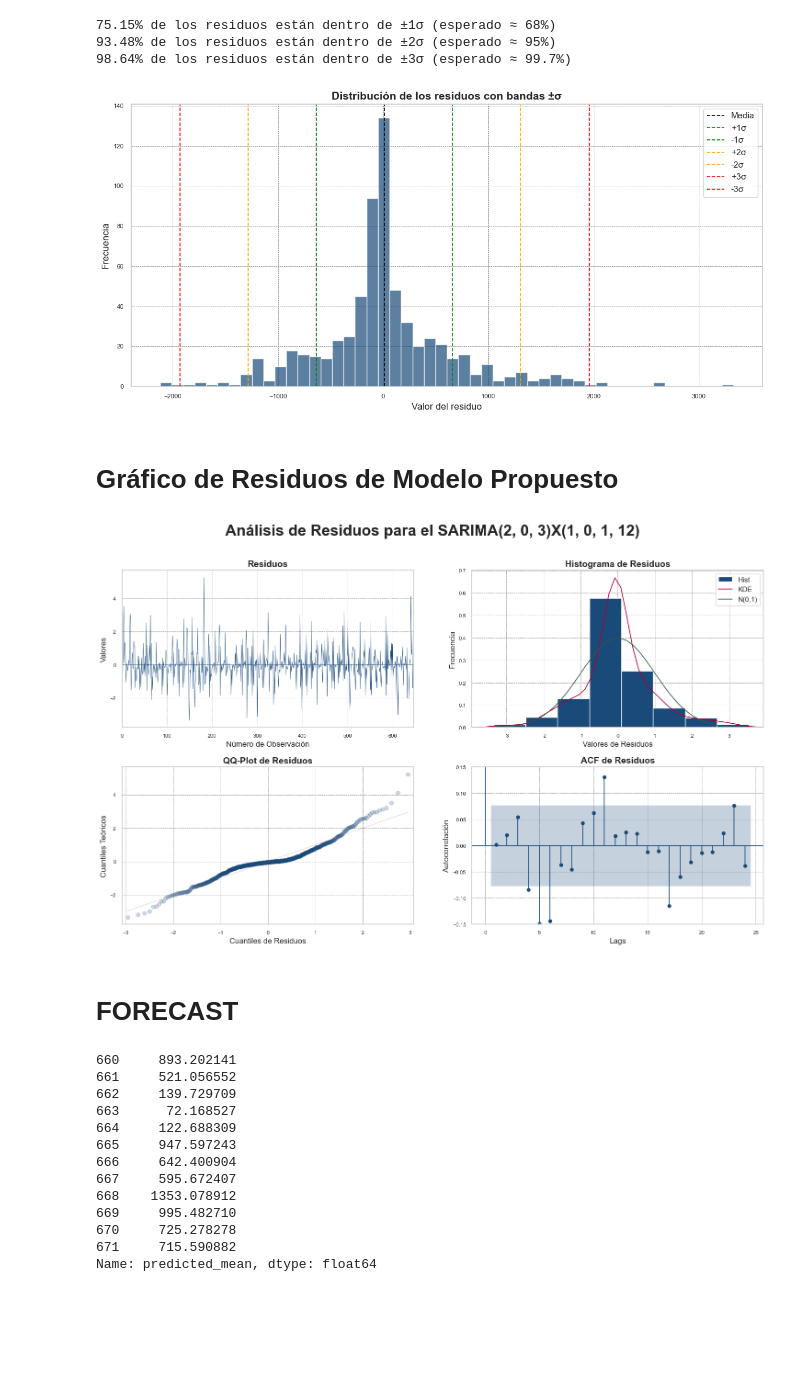
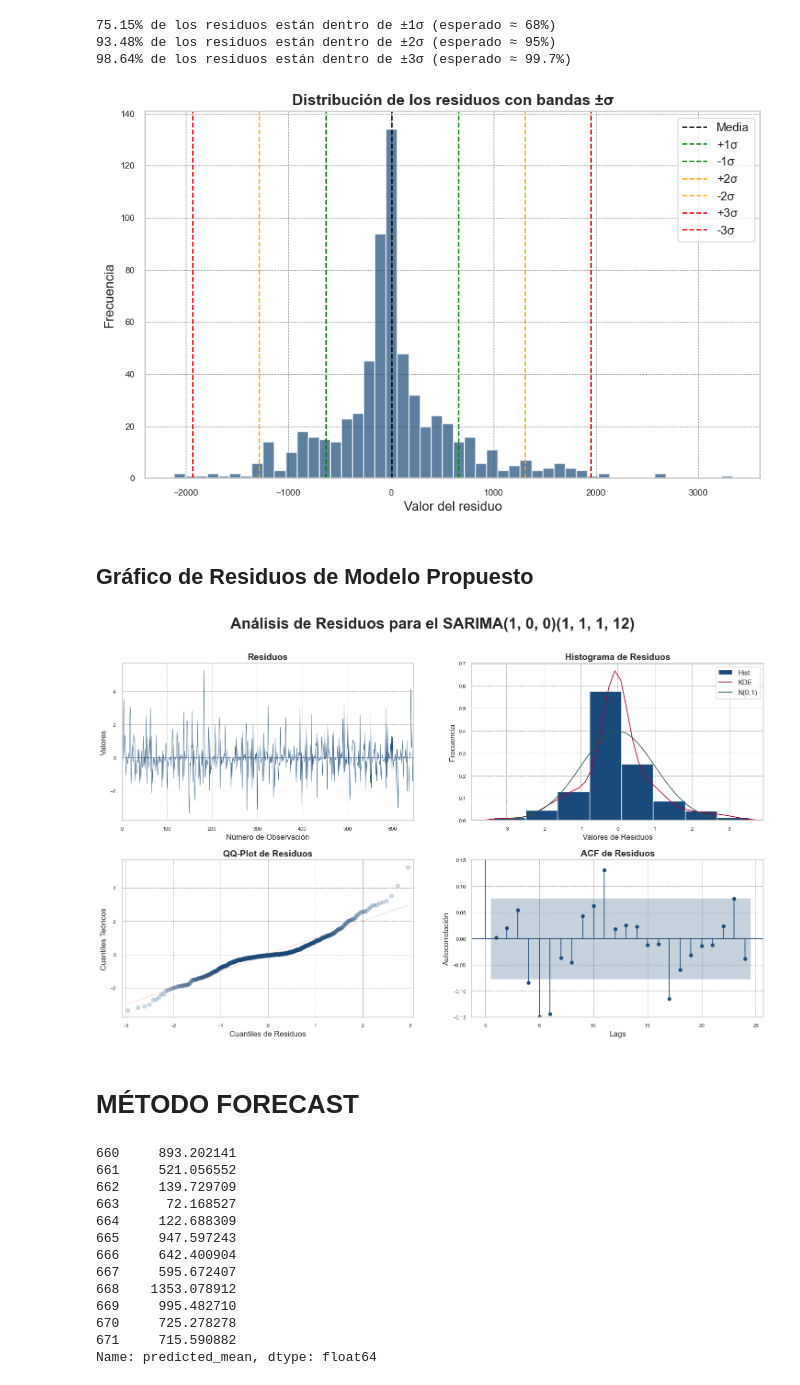
Before and after one commit to heritaco/Time-Series, a Jupyter notebook: 05-SARIMA/02-Diferencia-Estacional/01-Precipitacion-en-Puebla.ipynb, the cells around one changed output. Saved outputs shown, nothing was run; the diff lists cells and outputs as text; code cells hidden in the pictures; blank space fills up the shorter version.

```diff
--- a/05-SARIMA/02-Diferencia-Estacional/01-Precipitacion-en-Puebla.ipynb
+++ b/05-SARIMA/02-Diferencia-Estacional/01-Precipitacion-en-Puebla.ipynb
@@ -501,28 +512,27 @@ for k, ref in zip([1, 2, 3], [68, 95, 99.7]):
 93.48% de los residuos están dentro de ±2σ (esperado ≈ 95%)
 98.64% de los residuos están dentro de ±3σ (esperado ≈ 99.7%)
 # %%
-
 # Visualización
-plt.figure()
+plt.figure(figsize=(10,6))
 plt.hist(residuos, bins=50, alpha=0.7,edgecolor='white')
 plt.axvline(media, color='black', linestyle='--', label='Media')
 
 # Líneas para ±1σ, ±2σ, ±3σ
 for k, color in zip([1, 2, 3], ['green', 'orange', 'red']):
     plt.axvline(media + k * std, color=color, linestyle='--', label=f'+{k}σ')
     plt.axvline(media - k * std, color=color, linestyle='--', label=f'-{k}σ')
 
 plt.title("Distribución de los residuos con bandas ±σ")
 plt.xlabel("Valor del residuo")
 plt.ylabel("Frecuencia")
 plt.legend()
 plt.grid(True)
-plt.tight_layout()
+plt.savefig('imagenes/06-Distribucion-de-Residuos.svg', bbox_inches='tight')
 plt.show()
 # %% [output]
-[figure, old version]
+[figure, new version]
 # %% [markdown]
-# **Gráfico de Residuos de Modelo Propuesto**
+## **Gráfico de Residuos de Modelo Propuesto**
 # %%
 from matplotlib.collections import PathCollection
 
@@ -559,13 +569,13 @@ axes[3].set_xlabel("Lags")
 axes[3].set_ylim(-0.15, 0.15)
 
 plt.subplots_adjust(hspace=0.25, wspace=0.2)
-plt.suptitle("Análisis de Residuos para el SARIMA(2, 0, 3)X(1, 0, 1, 12)", fontsize=24, fontweight='bold')
-plt.savefig('imagenes/05-analisis-de-residuos.svg', bbox_inches='tight')
+plt.suptitle("Análisis de Residuos para el SARIMA(1, 0, 0)(1, 1, 1, 12)", fontsize=24, fontweight='bold')
+plt.savefig('imagenes/07-analisis-de-residuos.svg', bbox_inches='tight')
 plt.show()
 # %% [output]
-[figure, old version]
+[figure, new version]
 # %% [markdown]
-# **FORECAST**
+# **MÉTODO FORECAST**
 # %%
 # Pronóstico para 12 meses hacia el futuro
 forecast = modelo.forecast(steps=12)
```
Also changed, not shown: parts of 28 cells of this notebook, 22 other files.
